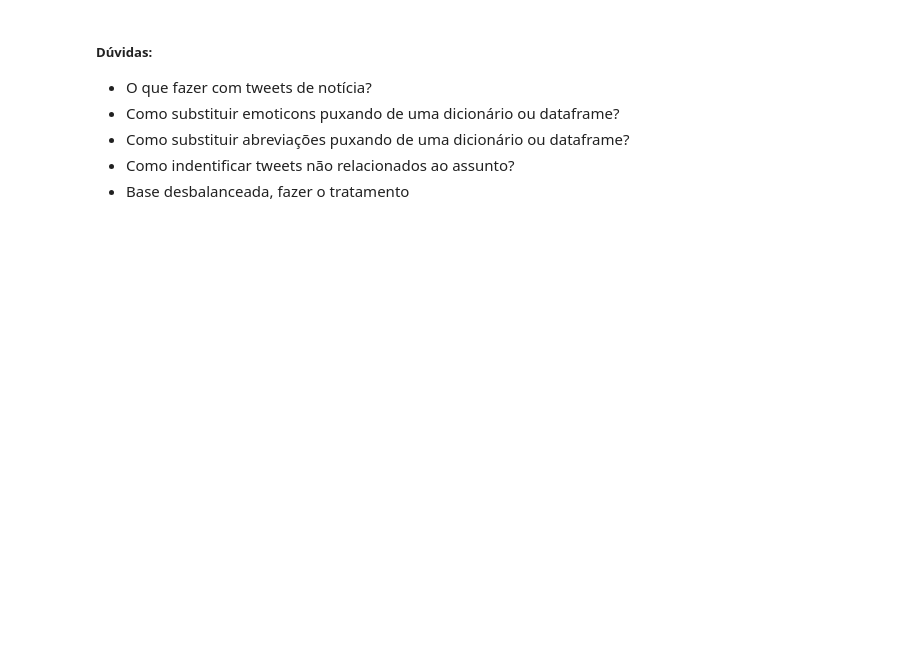
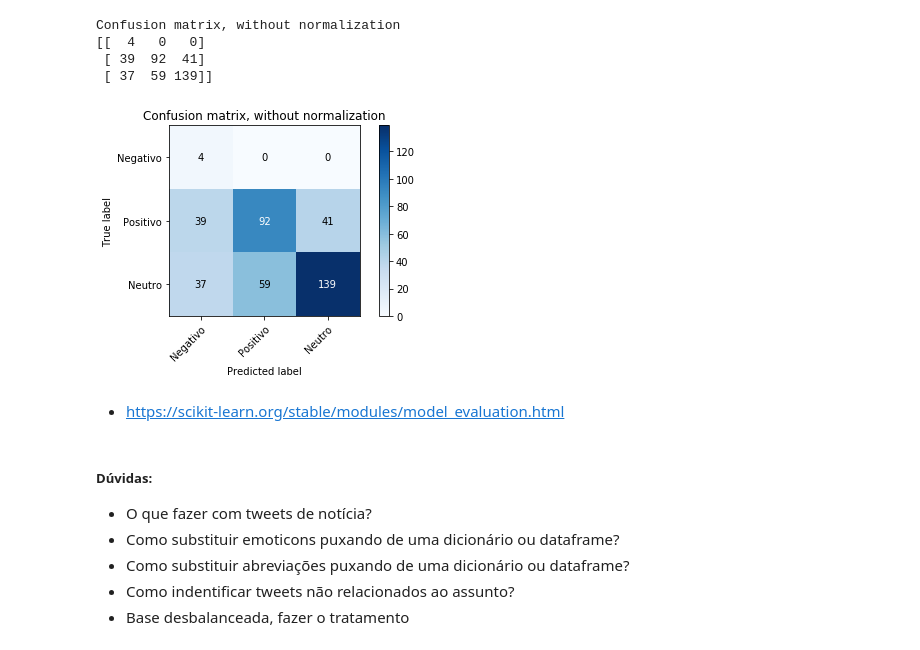
Before and after one commit to RodolfoLSS/text_mining_nlp, a Jupyter notebook: final_project_V1_20032019.ipynb, the cells around one changed output. Drawn from its saved outputs; the diff is of its cells as text; code cells hidden in the pictures; blank space fills up the shorter version.

```diff
--- a/final_project_V1_20032019.ipynb
+++ b/final_project_V1_20032019.ipynb
@@ -65,0 +411,8 @@ df.to_csv("2018_09_10-2018_10_10.csv")
+# %%
+# Aplicando TF-IDF
+
+Train_X_Tfidf = Tfidf_vect.transform(Train_X)
+Test_X_Tfidf = Tfidf_vect.transform(Test_X)
+# %%
+Naive = naive_bayes.MultinomialNB()
+Naive.fit(Train_X_Tfidf,Train_Y)
@@ -65,0 +421,3 @@ df.to_csv("2018_09_10-2018_10_10.csv")
+# %%
+# predict the labels on validation dataset
+predictions_NB = Naive.predict(Test_X_Tfidf)
@@ -65,0 +429,5 @@ df.to_csv("2018_09_10-2018_10_10.csv")
+# %%
+result = cross_val_predict(Naive,Train_X_Tfidf,Train_Y, cv=10)
+classes = Train_Y.values
+#accuracy_score(result, classes)
+print("Cross Validation Accuracy Score: {0:.2f}%".format(accuracy_score(result, classes)*100))
@@ -66,3 +508,18 @@ df.to_csv("2018_09_10-2018_10_10.csv")
+# %%
+# Plot non-normalized confusion matrix
+class_names = np.array(['Positivo','Neutro','Negativo'])
+# Plot non-normalized confusion matrix
+plot_confusion_matrix(predictions_NB, Test_Y, classes=class_names,
+                      title='Confusion matrix, without normalization')
+plt.show()
+# %% [output]
+Confusion matrix, without normalization
+[[  4   0   0]
+ [ 39  92  41]
+ [ 37  59 139]]
+[figure, added]
+# %% [markdown]
+* https://scikit-learn.org/stable/modules/model_evaluation.html
 # %% [markdown]
 ##### Dúvidas:
 * O que fazer com tweets de notícia?
```
Also changed, not shown: parts of 86 cells of this notebook.
